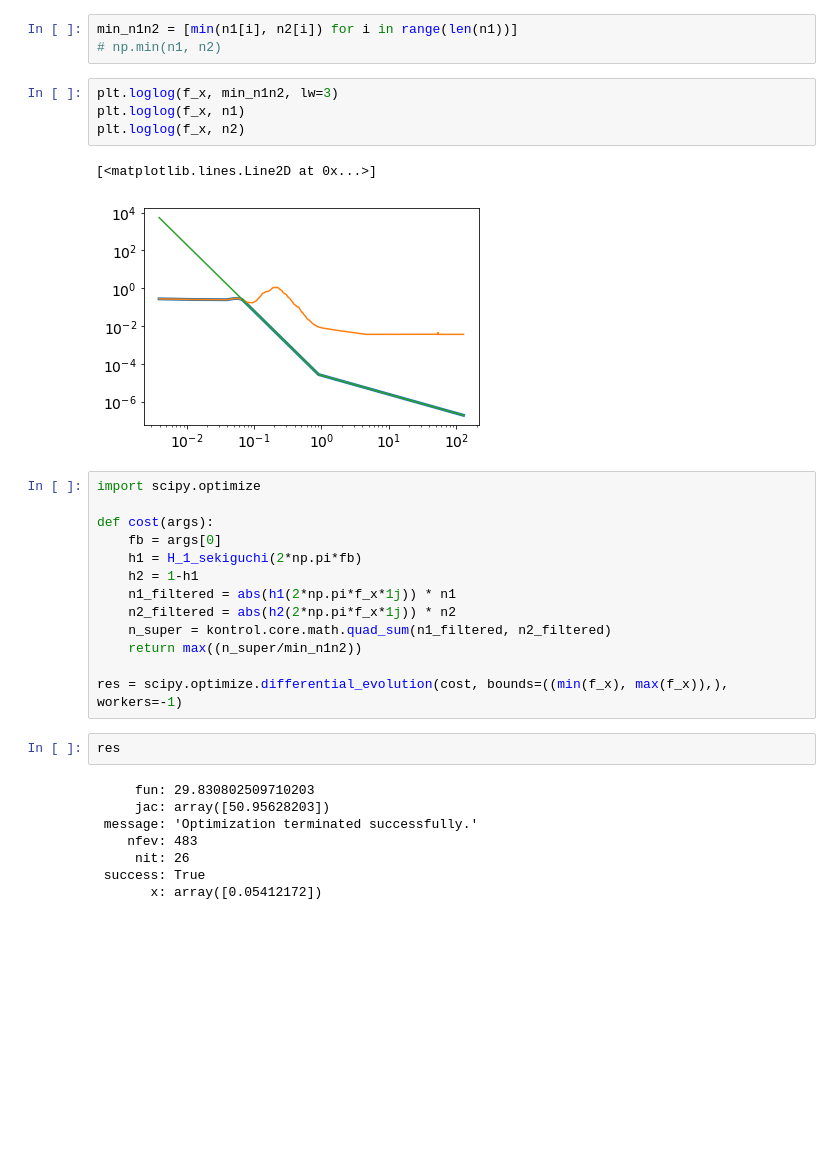
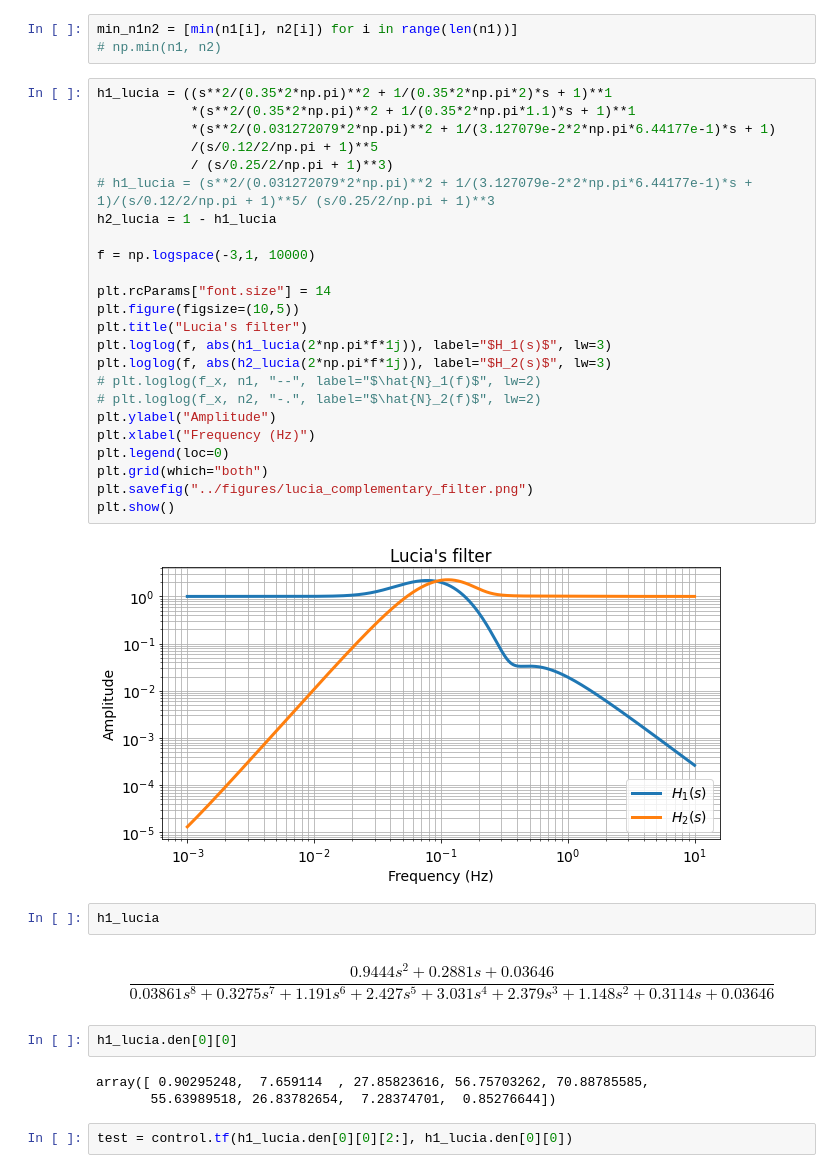
Before and after one commit to gw-vis/vis-commissioning-tex, a Jupyter notebook: notebook/plot_predefined_complementary_filters.ipynb, the cells around one changed output. Cells and saved outputs as stored; diff of their text form; blank space fills up the shorter version.

```diff
--- a/notebook/plot_predefined_complementary_filters.ipynb
+++ b/notebook/plot_predefined_complementary_filters.ipynb
@@ -79,33 +88,40 @@ plt.loglog(f_x, n_super, "--")
 # %%
 min_n1n2 = [min(n1[i], n2[i]) for i in range(len(n1))]
 # np.min(n1, n2)
-# %%
-plt.loglog(f_x, min_n1n2, lw=3)
-plt.loglog(f_x, n1)
-plt.loglog(f_x, n2)
-# %% [output]
-[<matplotlib.lines.Line2D at 0x...>]
-[figure, removed]
-# %%
-import scipy.optimize
-
-def cost(args):
-    fb = args[0]
-    h1 = H_1_sekiguchi(2*np.pi*fb)
-    h2 = 1-h1
-    n1_filtered = abs(h1(2*np.pi*f_x*1j)) * n1
-    n2_filtered = abs(h2(2*np.pi*f_x*1j)) * n2
-    n_super = kontrol.core.math.quad_sum(n1_filtered, n2_filtered)
-    return max((n_super/min_n1n2))
-
-res = scipy.optimize.differential_evolution(cost, bounds=((min(f_x), max(f_x)),), workers=-1)
-# %%
-res
-# %% [output]
-     fun: 29.830802509710203
-     jac: array([50.95628203])
- message: 'Optimization terminated successfully.'
-    nfev: 483
-     nit: 26
- success: True
-       x: array([0.05412172])
+# %%
+h1_lucia = ((s**2/(0.35*2*np.pi)**2 + 1/(0.35*2*np.pi*2)*s + 1)**1
+            *(s**2/(0.35*2*np.pi)**2 + 1/(0.35*2*np.pi*1.1)*s + 1)**1
+            *(s**2/(0.031272079*2*np.pi)**2 + 1/(3.127079e-2*2*np.pi*6.44177e-1)*s + 1)
+            /(s/0.12/2/np.pi + 1)**5
+            / (s/0.25/2/np.pi + 1)**3)
+# h1_lucia = (s**2/(0.031272079*2*np.pi)**2 + 1/(3.127079e-2*2*np.pi*6.44177e-1)*s + 1)/(s/0.12/2/np.pi + 1)**5/ (s/0.25/2/np.pi + 1)**3
+h2_lucia = 1 - h1_lucia
+
+f = np.logspace(-3,1, 10000)
+
+plt.rcParams["font.size"] = 14
+plt.figure(figsize=(10,5))
+plt.title("Lucia's filter")
+plt.loglog(f, abs(h1_lucia(2*np.pi*f*1j)), label="$H_1(s)$", lw=3)
+plt.loglog(f, abs(h2_lucia(2*np.pi*f*1j)), label="$H_2(s)$", lw=3)
+# plt.loglog(f_x, n1, "--", label="$\hat{N}_1(f)$", lw=2)
+# plt.loglog(f_x, n2, "-.", label="$\hat{N}_2(f)$", lw=2)
+plt.ylabel("Amplitude")
+plt.xlabel("Frequency (Hz)")
+plt.legend(loc=0)
+plt.grid(which="both")
+plt.savefig("../figures/lucia_complementary_filter.png")
+plt.show()
+# %% [output]
+[figure, added]
+# %%
+h1_lucia
+# %% [output]
+$$\frac{0.9444 s^2 + 0.2881 s + 0.03646}{0.03861 s^8 + 0.3275 s^7 + 1.191 s^6 + 2.427 s^5 + 3.031 s^4 + 2.379 s^3 + 1.148 s^2 + 0.3114 s + 0.03646}$$
+# %%
+h1_lucia.den[0][0]
+# %% [output]
+array([ 0.90295248,  7.659114  , 27.85823616, 56.75703262, 70.88785585,
+       55.63989518, 26.83782654,  7.28374701,  0.85276644])
+# %%
+test = control.tf(h1_lucia.den[0][0][2:], h1_lucia.den[0][0])
```
Also changed, not shown: parts of 12 cells of this notebook, 3 other files.
